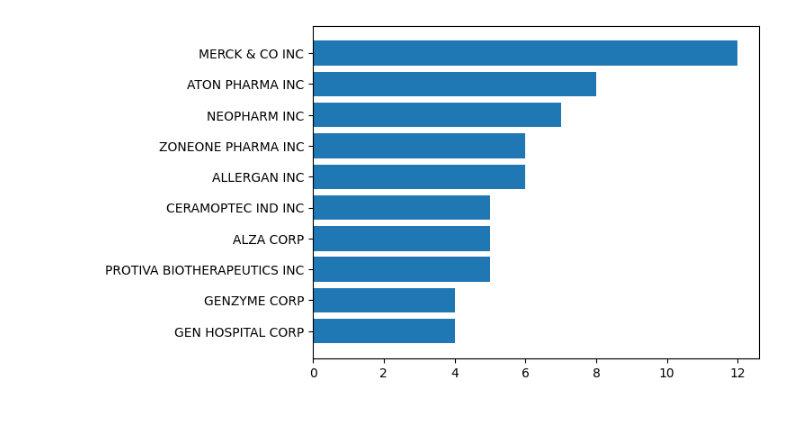
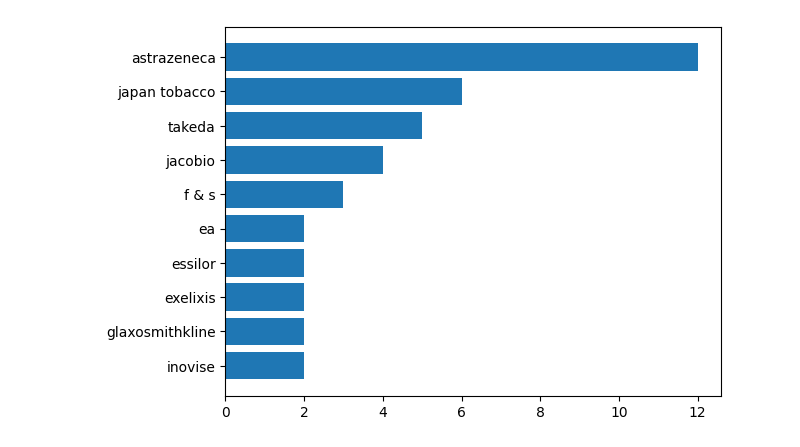
Before and after one commit to biosymbolics/pipeline, a Jupyter notebook: notebooks/match-making.ipynb, the cells around one changed output. Drawn from its saved outputs; the diff is of its cells as text; code cells hidden in the pictures; blank space fills up the shorter version.

Commit message:
find_buyers method

```diff
--- a/notebooks/match-making.ipynb
+++ b/notebooks/match-making.ipynb
@@ -66,0 +15,3 @@ Passed non-uri string; assuming db name. Expanding to uri.
+# %%
+from clients.documents import find_buyers
+results = await find_buyers("example_description")
@@ -67,19 +37,19 @@ Passed non-uri string; assuming db name. Expanding to uri.
 # %%
 from matplotlib import pyplot as plt
 fig, ax = plt.subplots()
 import polars as pl
 
 df = pl.DataFrame(results).sort(by="count", descending=True)
-assignees: list[str] = df["assignee"].to_list()[0:10]
+assignees: list[str] = df["name"].to_list()[0:10]
 counts = df["count"].to_list()[0:10]
 
 ax.xaxis.get_major_locator().set_params(integer=True)
 ax.barh(assignees, counts)
 ax.invert_yaxis()
 
 plt.show()
 # %% [output]
-[figure, old version]
+[figure, new version]
 # %%
 pdf = df.sort(by="score", descending=True).to_pandas()
 pdf.style
```
Also changed, not shown: parts of 7 cells of this notebook, 6 other files.
